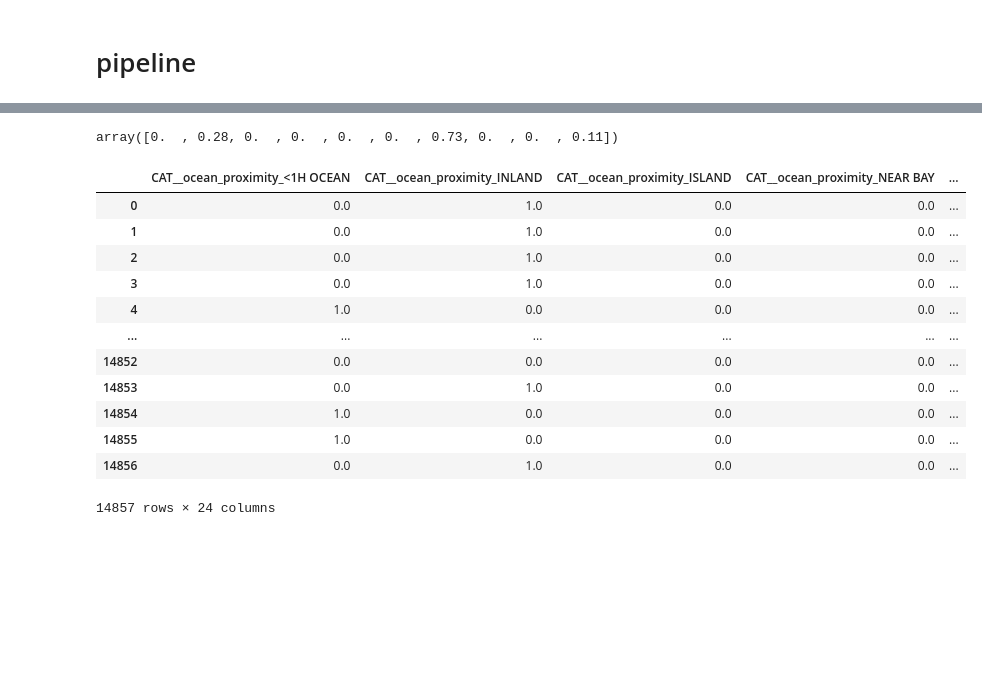
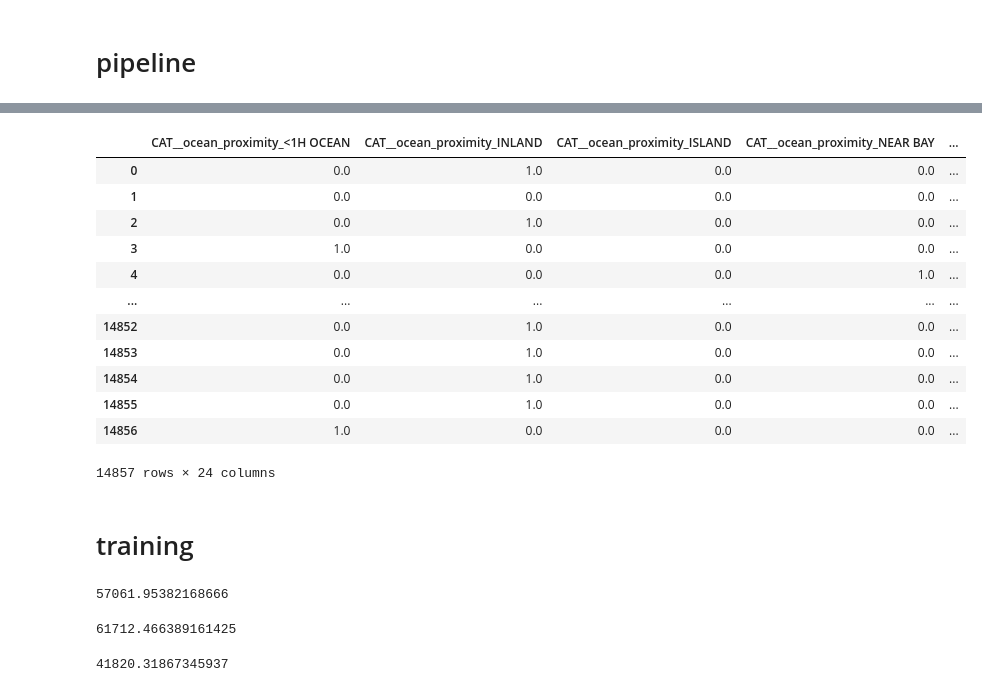
Before and after one commit to smammadl/ds_course, a Jupyter notebook: module3_ds/geron/02_simplified.ipynb, the cells around one changed output, grey strips where cells are left out. Cells and saved outputs as stored; diff of their text form; code cells hidden in the pictures; blank space fills up the shorter version.

```diff
--- a/module3_ds/geron/02_simplified.ipynb
+++ b/module3_ds/geron/02_simplified.ipynb
@@ -199,11 +191,3 @@ array([[0.  , 0.28, 0.  , ..., 0.  , 0.  , 0.11],
-# %%
-#  K(x, y) = exp(-gamma ||x-y||^2)
-x = X_train.iloc[0, [1,0]].to_numpy()
-y = np.array(kmeans_.cluster_centers_)
-
-np.exp(-1 * (np.linalg.norm(x-y, axis=1)**2)).round(2)
-# %% [output]
-array([0.  , 0.28, 0.  , 0.  , 0.  , 0.  , 0.73, 0.  , 0.  , 0.11])
 # %%
 from sklearn.base import BaseEstimator, TransformerMixin
 from sklearn.cluster import KMeans
@@ -242,49 +226,57 @@ log_pipeline = Pipeline([
     ('log', FunctionTransformer(np.log1p, inverse_func=np.expm1, feature_names_out='one-to-one')),
     ('scl', StandardScaler())
 ])
-new_col_pipeline = Pipeline([
+
+def ratio_func(arr_2d):
+    return arr_2d[:, [0]] / arr_2d[:, [1]]
+def ratio_feature_names(*args, **kwargs):
+    return ['ratio']
+
+rat_pipeline = Pipeline([
     ('imp', SimpleImputer(strategy='median')),
-    ('newcol', FunctionTransformer(lambda x: x[:, [0]] / x[:, [1]], feature_names_out=lambda *args, **kw_args: ['ratio'])),
+    ('newcol', FunctionTransformer(ratio_func, feature_names_out=ratio_feature_names)),
     ('scl', StandardScaler())
 ])
 cluster_pipeline = Pipeline([
     ('imp', SimpleImputer(strategy='median')),
     ('cluster', ClusterSimilarity(n_clusters=10))
 ])
 num_pipeline = Pipeline([
     ('imp', SimpleImputer(strategy='median')),
     ('scl', StandardScaler())
 ])
 
 preprocessing = ColumnTransformer(
     transformers=[
         ('CAT', cat_pipeline, cat_cols),
         ('LOG', log_pipeline, log_cols),
-        ('NEWC_b/r', new_col_pipeline, ['total_bedrooms', 'total_rooms']),
-        ('NEWC_r/h', new_col_pipeline, ['total_rooms', 'households']),
-        ('NEWC_p/h', new_col_pipeline, ['population', 'households']),
+        ('RAT_b/r', rat_pipeline, ['total_bedrooms', 'total_rooms']),
+        ('RAT_r/h', rat_pipeline, ['total_rooms', 'households']),
+        ('RAT_p/h', rat_pipeline, ['population', 'households']),
         ("GEO", cluster_pipeline, ["latitude", "longitude"]),
     ], remainder=num_pipeline
 )
 
 X_train_arr = preprocessing.fit_transform(X_train)
 X_train_prepared = pd.DataFrame(X_train_arr, columns=preprocessing.get_feature_names_out())
 
 X_test_arr = preprocessing.fit_transform(X_test)
 X_test_prepared = pd.DataFrame(X_test_arr, columns=preprocessing.get_feature_names_out())
 
 X_train_prepared
 # %% [output]
 |  | CAT__ocean_proximity_<1H OCEAN | CAT__ocean_proximity_INLAND | CAT__ocean_proximity_ISLAND | CAT__ocean_proximity_NEAR BAY | ... |
 | 0 | 0.0 | 1.0 | 0.0 | 0.0 | ... |
-| 1 | 0.0 | 1.0 | 0.0 | 0.0 | ... |
+| 1 | 0.0 | 0.0 | 0.0 | 0.0 | ... |
 | 2 | 0.0 | 1.0 | 0.0 | 0.0 | ... |
-| 3 | 0.0 | 1.0 | 0.0 | 0.0 | ... |
-| 4 | 1.0 | 0.0 | 0.0 | 0.0 | ... |
+| 3 | 1.0 | 0.0 | 0.0 | 0.0 | ... |
+| 4 | 0.0 | 0.0 | 0.0 | 1.0 | ... |
 | ... | ... | ... | ... | ... | ... |
-| 14852 | 0.0 | 0.0 | 0.0 | 0.0 | ... |
+| 14852 | 0.0 | 1.0 | 0.0 | 0.0 | ... |
 | 14853 | 0.0 | 1.0 | 0.0 | 0.0 | ... |
-| 14854 | 1.0 | 0.0 | 0.0 | 0.0 | ... |
-| 14855 | 1.0 | 0.0 | 0.0 | 0.0 | ... |
-| 14856 | 0.0 | 1.0 | 0.0 | 0.0 | ... |
+| 14854 | 0.0 | 1.0 | 0.0 | 0.0 | ... |
+| 14855 | 0.0 | 1.0 | 0.0 | 0.0 | ... |
+| 14856 | 1.0 | 0.0 | 0.0 | 0.0 | ... |
 14857 rows × 24 columns
+# %% [markdown]
+# training
@@ -290,0 +292,33 @@ X_train_prepared
+# %%
+from sklearn.metrics import root_mean_squared_error
+
+lin_rmse = root_mean_squared_error(y_test, y_pred)
+lin_rmse
+# %% [output]
+57061.95382168666
+# %%
+from sklearn.tree import DecisionTreeRegressor
+
+tree_reg = Pipeline([
+    ("cleaning", preprocessing),
+    ("treereg", DecisionTreeRegressor())
+    ])
+tree_reg.fit(X_train, y_train)
+y_pred = tree_reg.predict(X_test)
+tree_rmse = root_mean_squared_error(y_test, y_pred)
+tree_rmse
+# %% [output]
+61712.466389161425
+# %%
+from sklearn.ensemble import RandomForestRegressor
+
+forest_reg = Pipeline([
+    ("cleaning", preprocessing),
+    ("forestreg", RandomForestRegressor())
+    ])
+forest_reg.fit(X_train, y_train)
+y_pred = forest_reg.predict(X_test)
+tree_rmse = root_mean_squared_error(y_test, y_pred)
+tree_rmse
+# %% [output]
+41820.31867345937
```
Also changed, not shown: parts of 14 cells of this notebook.
